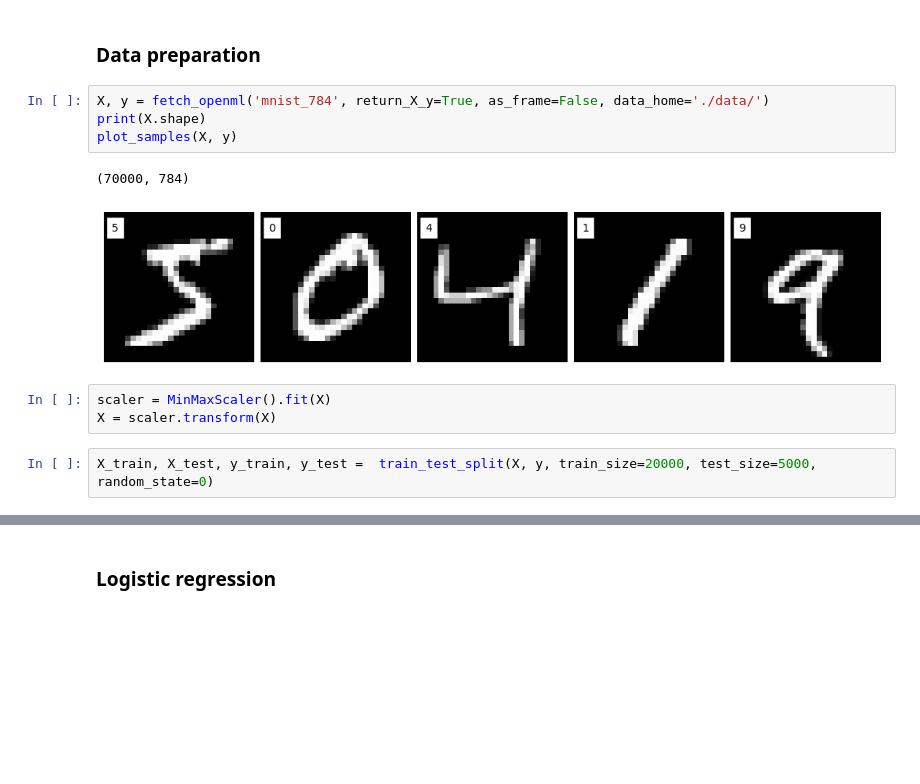
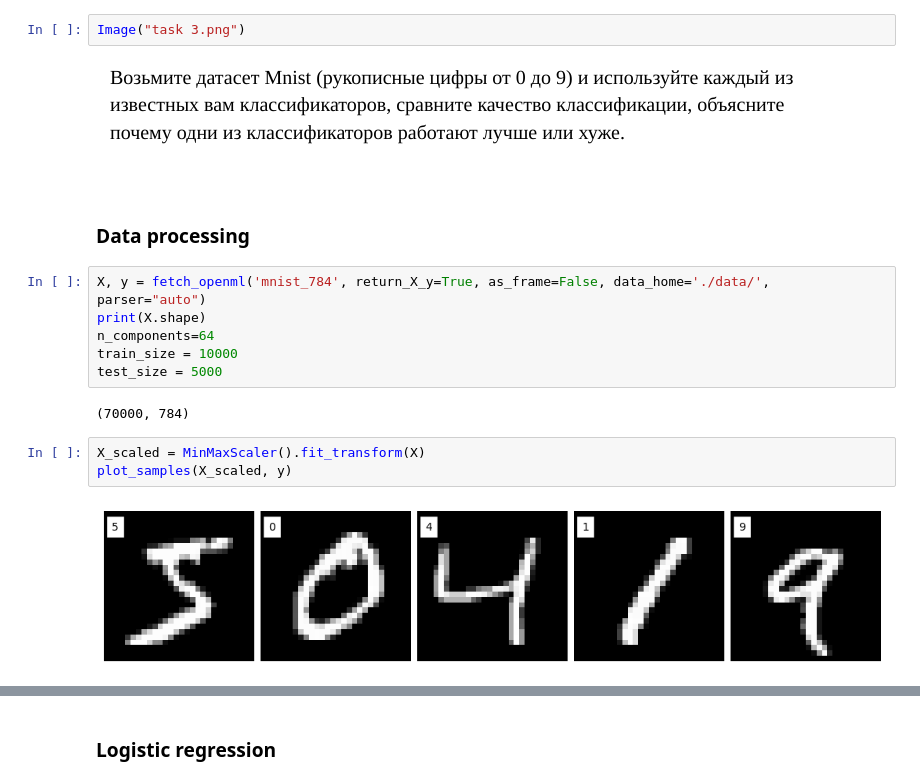
Before and after one commit to CuSynth/mlcourse, a Jupyter notebook: task 3/solution.ipynb, the cells around one changed output, grey strips where cells are left out. Saved outputs shown, nothing was run; the diff lists cells and outputs as text; blank space fills up the shorter version.

```diff
--- a/task 3/solution.ipynb
+++ b/task 3/solution.ipynb
@@ -22,14 +25,19 @@ from plot_util import *
+# %%
+Image("task 3.png")
+# %% [output]
+[figure, added]
 # %% [markdown]
-### Data preparation
+### Data processing
 # %%
-X, y = fetch_openml('mnist_784', return_X_y=True, as_frame=False, data_home='./data/')
+X, y = fetch_openml('mnist_784', return_X_y=True, as_frame=False, data_home='./data/', parser="auto")
 print(X.shape)
-plot_samples(X, y)
+n_components=64
+train_size = 10000
+test_size = 5000
 # %% [output]
 (70000, 784)
-[figure, removed]
-# %%
-scaler = MinMaxScaler().fit(X)
-X = scaler.transform(X)
-# %%
-X_train, X_test, y_train, y_test =  train_test_split(X, y, train_size=20000, test_size=5000, random_state=0)
+# %%
+X_scaled = MinMaxScaler().fit_transform(X)
+plot_samples(X_scaled, y)
+# %% [output]
+[figure, added]
```
Also changed, not shown: parts of 26 cells of this notebook, 2 other files.
